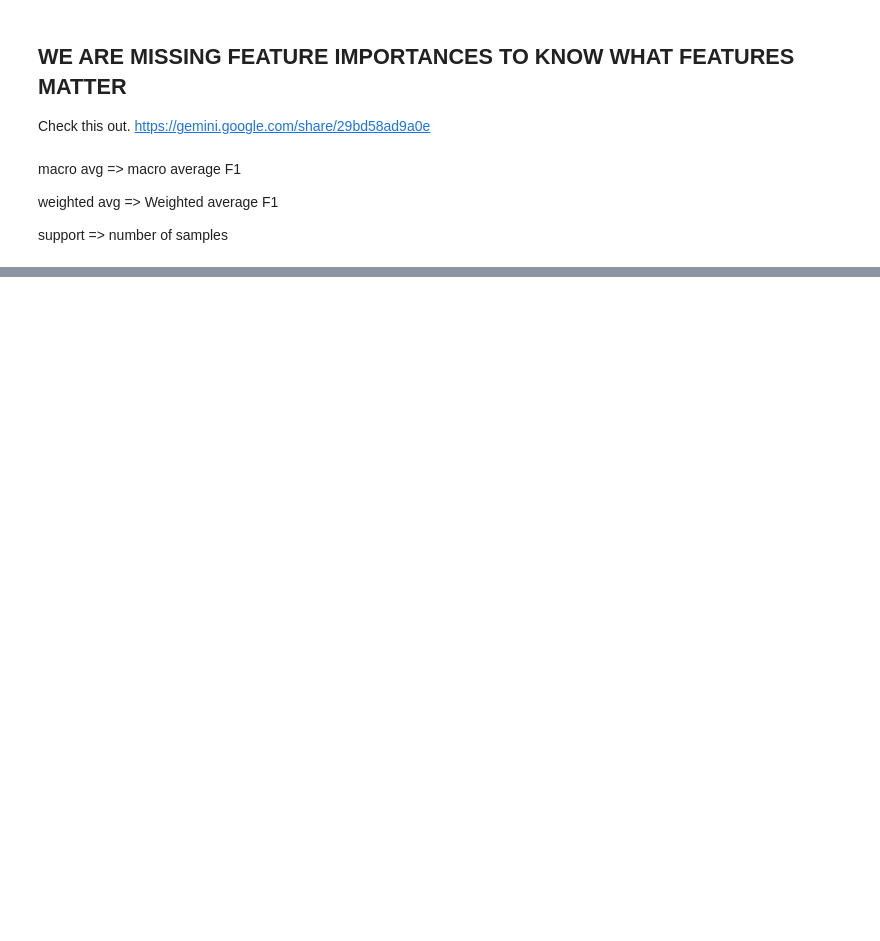
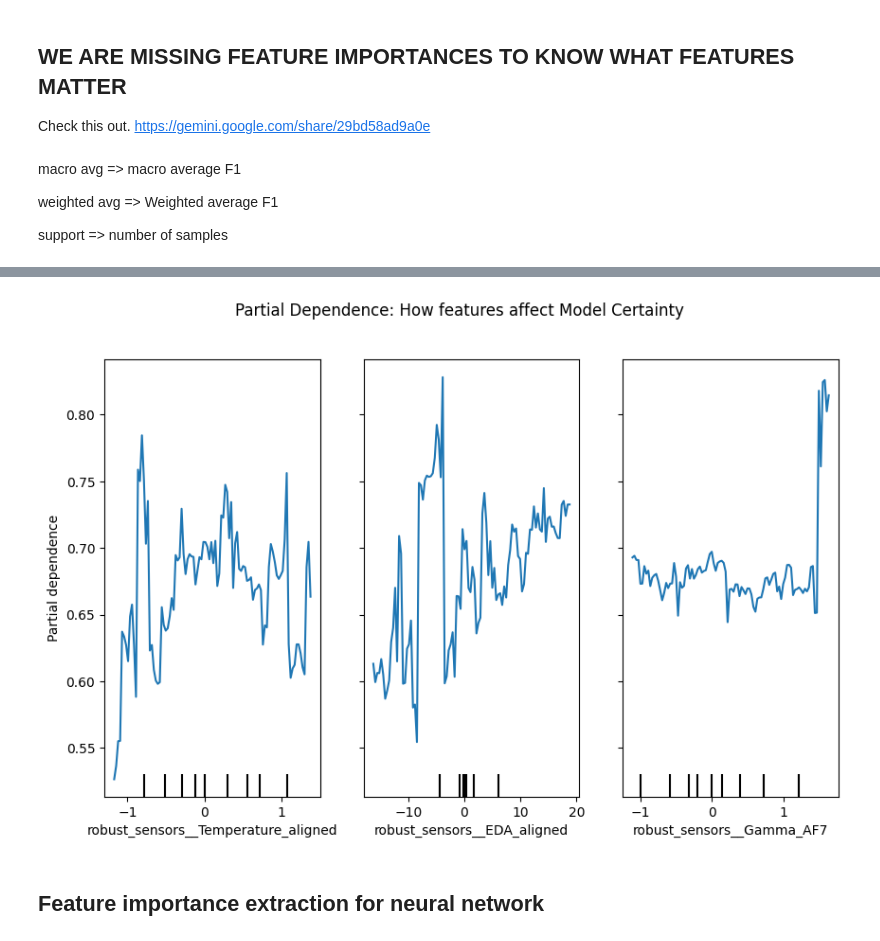
Before and after one commit to alonso284/FER-Study, a Jupyter notebook: model-experimentation/model_exploration.ipynb, the cells around one changed output, grey strips where cells are left out. Drawn from its saved outputs; the diff is of its cells as text; code cells hidden in the pictures; blank space fills up the shorter version.

```diff
--- a/model-experimentation/model_exploration.ipynb
+++ b/model-experimentation/model_exploration.ipynb
@@ -544,0 +557,22 @@ support => number of samples
+# %%
+from sklearn.inspection import PartialDependenceDisplay
+import matplotlib.pyplot as plt
+
+# Let's say SHAP told you feature index 0 and 2 are the most important
+# (You can also pass feature names if your X_train_rf is a pandas DataFrame)
+features_to_plot = selected_feature_names
+
+fig, ax = plt.subplots(figsize=(10, 6))
+PartialDependenceDisplay.from_estimator(
+    estimator=rf_reg,
+    X=X_train_rf,
+    features=features_to_plot,
+    feature_names=selected_feature_names, # Maps indices to names
+    ax=ax
+)
+plt.suptitle("Partial Dependence: How features affect Model Certainty")
+plt.show()
+# %% [output]
+[figure, added]
+# %% [markdown]
+## Feature importance extraction for neural network
```
Also changed, not shown: parts of 12 cells of this notebook, 2 other files.
